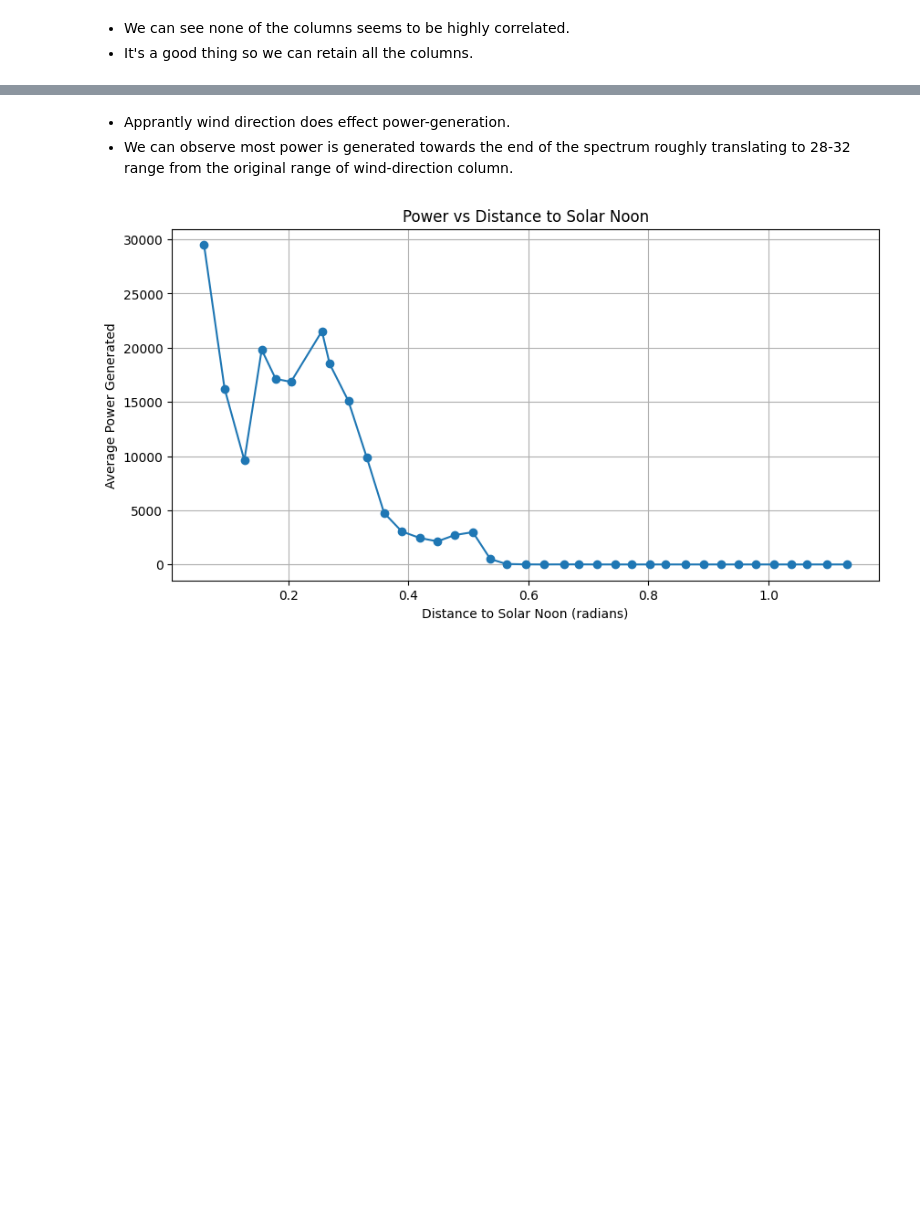
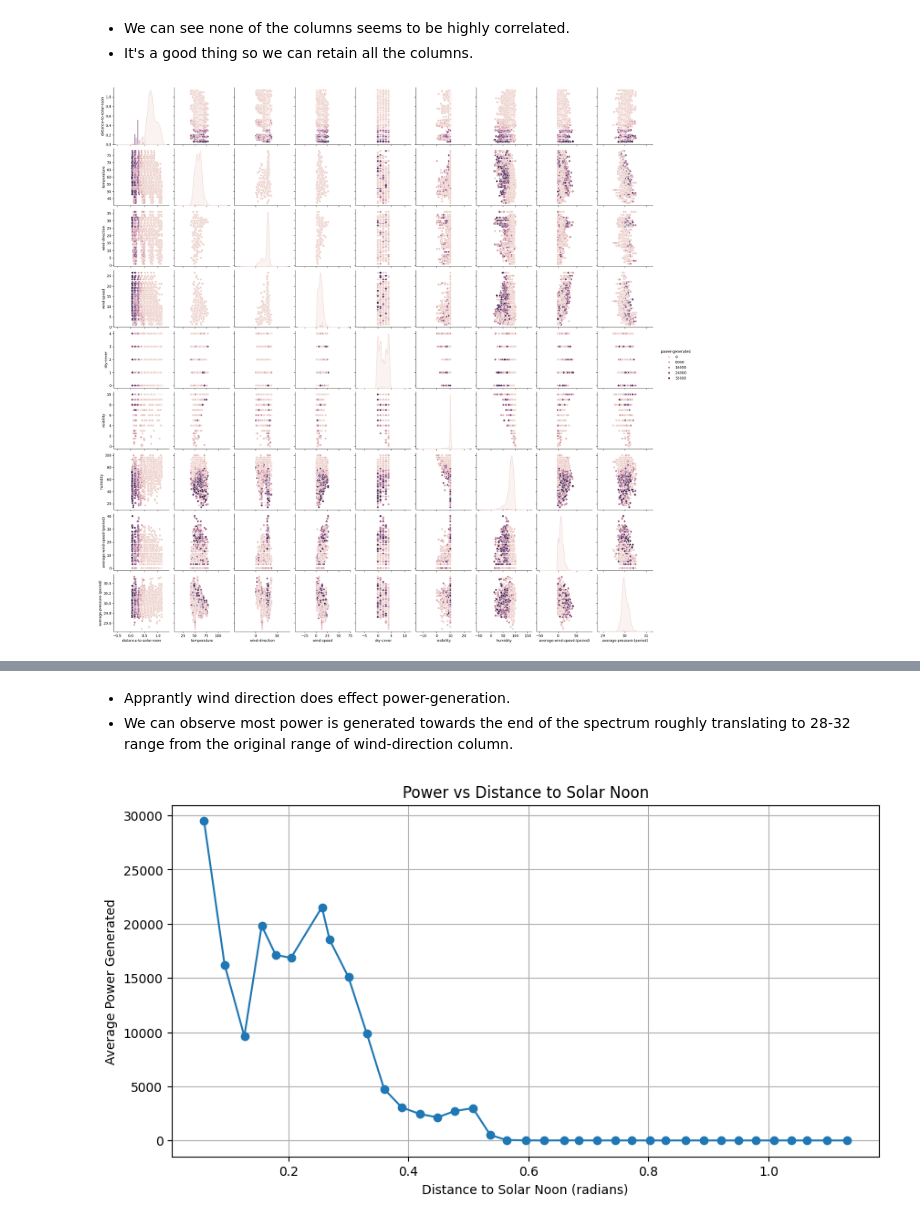
Before and after one commit to rizz045/Solar-Power-Generation-Prediction-Using-ML-Regression-Techniques, a Jupyter notebook: Solar_Power_Generation_Prediction Using_Regression.ipynb, the cells around one changed output, grey strips where cells are left out. Drawn from its saved outputs; the diff is of its cells as text; code cells hidden in the pictures; blank space fills up the shorter version.

```diff
--- a/Solar_Power_Generation_Prediction Using_Regression.ipynb
+++ b/Solar_Power_Generation_Prediction Using_Regression.ipynb
@@ -117,3 +144,9 @@ plt.show()
 # %% [markdown]
 * We can see none of the columns seems to be highly correlated.
 * It's a good thing so we can retain all the columns.
+# %%
+# Let's create and check pairplot for of the dataset for any possible hidden patters
+sns.pairplot(df, hue='power-generated')
+plt.show()
+# %% [output]
+[figure, added]
```
Also changed, not shown: parts of 43 cells of this notebook.
